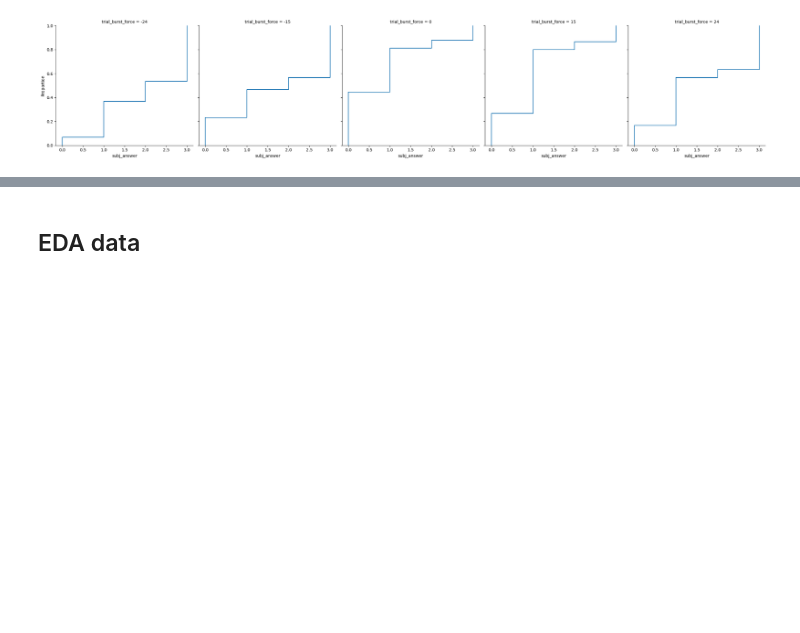
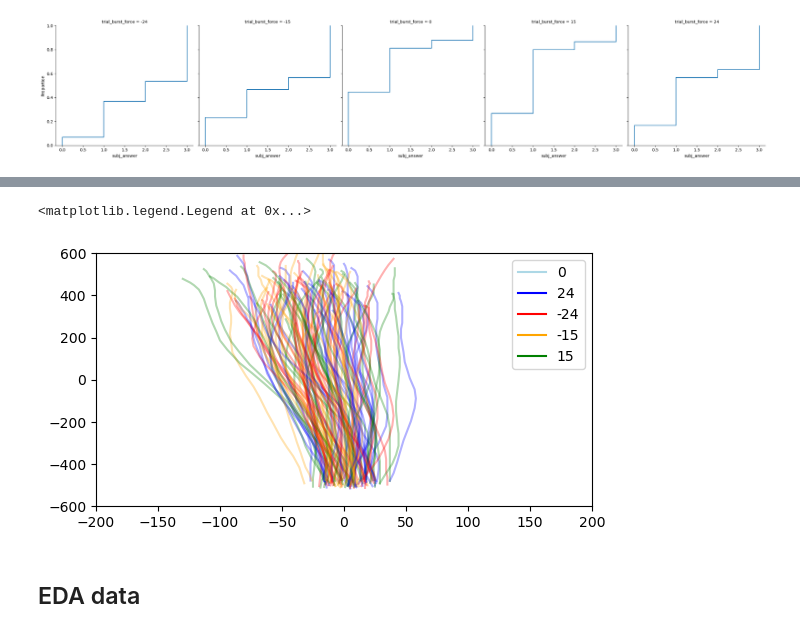
Before and after one commit to croniev/disturbed-pointing-experiment, a Jupyter notebook: Analysis.ipynb, the cells around one changed output, grey strips where cells are left out. Cells and saved outputs as stored; diff of their text form; code cells hidden in the pictures; blank space fills up the shorter version.

```diff
--- a/Analysis.ipynb
+++ b/Analysis.ipynb
@@ -72 +82,23 @@ sb.displot(data=trials, x="subj_answer", col="trial_burst_force", kind="ecdf")
+# %%
+colors = ['lightblue', 'blue', 'red', 'orange', 'green']
+for c,l in zip(colors, cols):
+    plt.plot(0,0,color=c, label=l)
+for _, t in trials.iterrows():
+    if t['trial_burst_force'] != 0:
+        idx = np.where(cols == t['trial_burst_force'])[0][0]
+        path = np.stack(np.load(f"./data/celine/main/b{t['block_nr']}_t{t['trial_nr']}_fm.npy", allow_pickle=True)[0], axis=0)  # TODO: virtual pos plotten [2]
+        plt.plot(path[:,0], path[:,1], color=colors[idx], alpha=0.3)
+
+        # COM: wenn pfade sich ned so verändern vllt sogar gut weil dann weiß man sensation kommt nicht von anpassen.
+# TODO? average path when no distortion...
+# Average paths generell  # COM: resample (normalize in time or in space?), interpolate and then average. (Remove outliers first (too slow f.e.))
+# Maybe get start and end point with a velocity measure? Maybe top_pos[1] as endpoint
+
+plt.xlim(-200,200)
+plt.ylim(-600, 600)
+plt.gca().set_aspect(0.17)
+plt.legend()
+# %% [output]
+<matplotlib.legend.Legend at 0x...>
+[figure, added]
 # %% [markdown]
```
Also changed, not shown: parts of 13 cells of this notebook, 1 other file.
